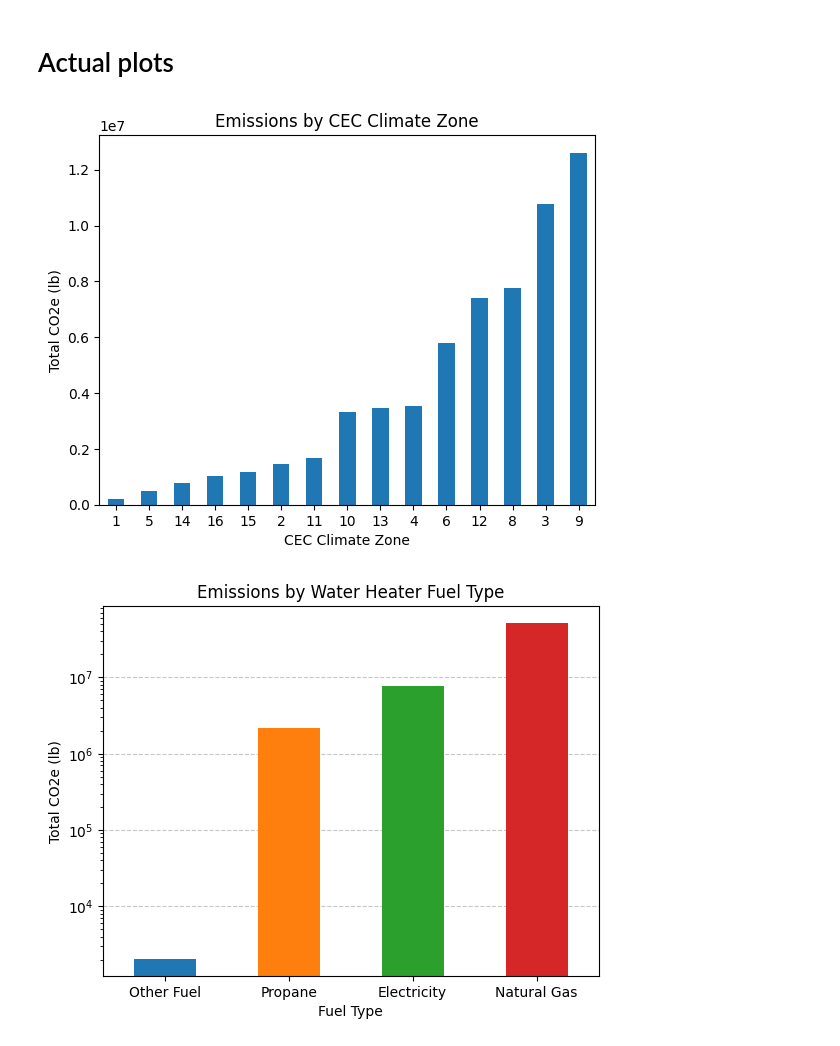
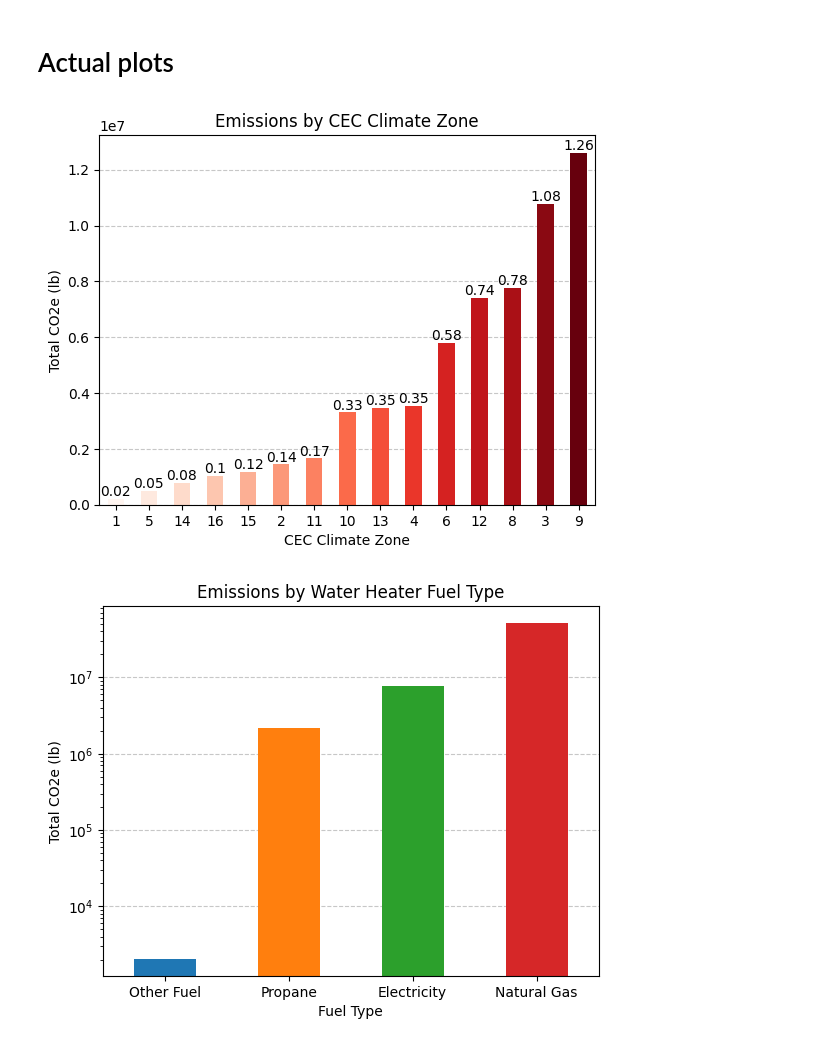
Before and after one commit to NREL/buildstock-query, a Jupyter notebook: example_usage/gashpwh_emissions.ipynb, the cells around one changed output. Saved outputs shown, nothing was run; the diff lists cells and outputs as text; code cells hidden in the pictures.

```diff
--- a/example_usage/gashpwh_emissions.ipynb
+++ b/example_usage/gashpwh_emissions.ipynb
@@ -147,18 +147,37 @@ plt.show()
 # %%
 import matplotlib.pyplot as plt
 
 grouped_by_cec = df.groupby('build_existing_model.cec_climate_zone')['report_simulation_output.emissions_co_2_e_lrmer_mid_case_15_total_lb'].sum()
 
 # Sort the data based on the total values in ascending order
 grouped_sorted = grouped_by_cec.sort_values()
 
+# Create a color map ranging from lighter to darker red
+color_map = plt.cm.get_cmap('Reds', len(grouped_sorted))
+
 # Generate bar graph for each group
-ax = grouped_sorted.plot(kind='bar')
+ax = grouped_sorted.plot(kind='bar', color=[color_map(i) for i in range(len(grouped_sorted))])
 plt.ylabel('Total CO2e (lb)')
 plt.xlabel('CEC Climate Zone')
 plt.title('Emissions by CEC Climate Zone')
 ax.set_xticklabels(grouped_sorted.index, rotation=0)
+
+# Add data labels above each bar
+# for idx, value in enumerate(grouped_sorted):
+#     ax.annotate(str(round(value, 2)), xy=(idx, value), ha='center', va='bottom')
+
+# Send gridlines behind the bars
+ax.set_axisbelow(True)
+# Show major gridlines
+plt.grid(True, axis='y', linestyle='--', alpha=0.7)
+
+# Add data labels above each bar in scientific notation
+for idx, value in enumerate(grouped_sorted):
+    #scientific_value = '{:.2e}'.format(value)
+    value_annotation = round(value/1e7,2)
+    ax.annotate(value_annotation, xy=(idx, value), ha='center', va='bottom')
+
 plt.show()
 # %% [output]
-[figure, old version]
+[figure, new version]
 # %%
```
Also changed, not shown: parts of 3 cells of this notebook.
